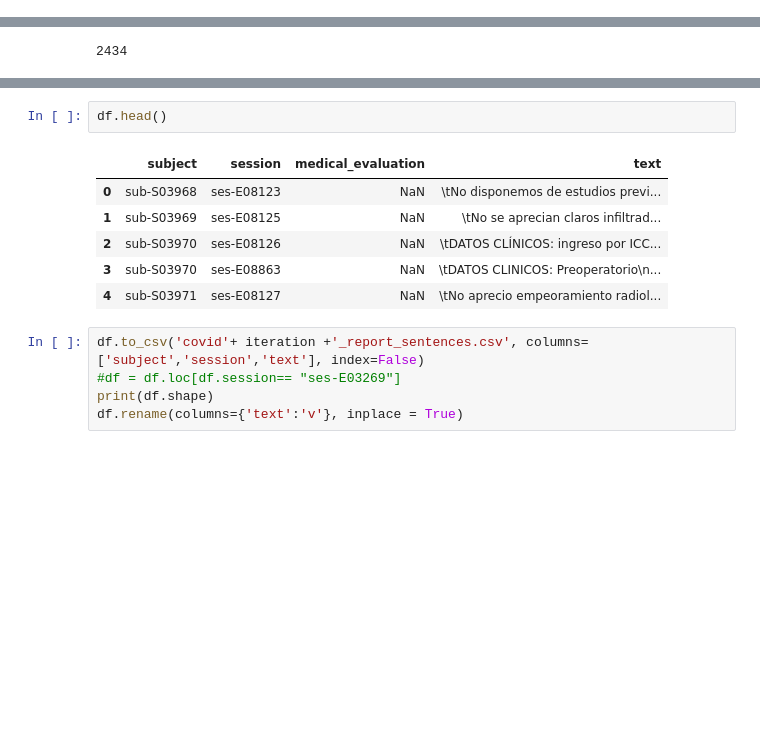
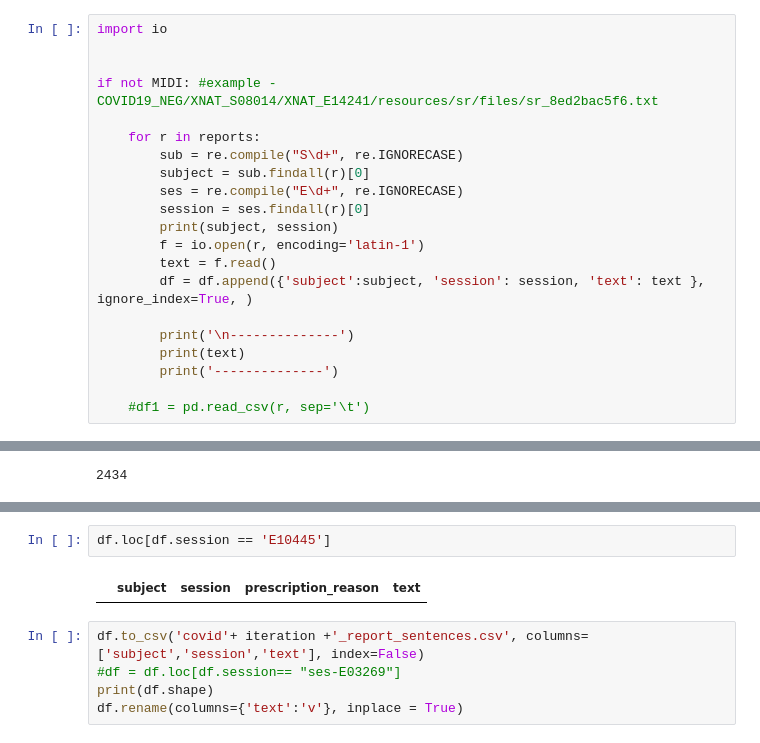
Before and after one commit to auriml/Rx-thorax-automatic-captioning, a Jupyter notebook: Covid-reports-processor.ipynb, the cells around one changed output, grey strips where cells are left out. Cells and saved outputs as stored; diff of their text form; blank space fills up the shorter version.

```diff
--- a/Covid-reports-processor.ipynb
+++ b/Covid-reports-processor.ipynb
@@ -79,6 +92,27 @@ ses-E06298      RX tórax portátil:
 estudio poco inspirado donde no aprecio infiltrados pulmonares. A correlacionar clínicamente.
 
 ses-E07050      Datos clínicos: paciente de Nefrolo
+# %%
+import io
+
+
+if not MIDI: #example - COVID19_NEG/XNAT_S08014/XNAT_E14241/resources/sr/files/sr_8ed2bac5f6.txt
+
+    for r in reports:
+        sub = re.compile("S\d+", re.IGNORECASE)
+        subject = sub.findall(r)[0]
+        ses = re.compile("E\d+", re.IGNORECASE)
+        session = ses.findall(r)[0]
+        print(subject, session)
+        f = io.open(r, encoding='latin-1')
+        text = f.read()
+        df = df.append({'subject':subject, 'session': session, 'text': text }, ignore_index=True, )
+
+        print('\n--------------')
+        print(text)
+        print('--------------')
+
+    #df1 = pd.read_csv(r, sep='\t')
 # %%
 df.subject.unique().size
 # %% [output]
@@ -125,13 +159,8 @@ ses-E08526    1
 Name: session, dtype: int64
-# %%
-df.head()
-# %% [output]
-|  | subject | session | medical_evaluation | text |
-| 0 | sub-S03968 | ses-E08123 | NaN | \tNo disponemos de estudios previ... |
-| 1 | sub-S03969 | ses-E08125 | NaN | \tNo se aprecian claros infiltrad... |
-| 2 | sub-S03970 | ses-E08126 | NaN | \tDATOS CLÍNICOS: ingreso por ICC... |
-| 3 | sub-S03970 | ses-E08863 | NaN | \tDATOS CLINICOS: Preoperatorio\n... |
-| 4 | sub-S03971 | ses-E08127 | NaN | \tNo aprecio empeoramiento radiol... |
+# %%
+df.loc[df.session == 'E10445']
+# %% [output]
+|  | subject | session | prescription_reason | text |
 # %%
 df.to_csv('covid'+ iteration +'_report_sentences.csv', columns=['subject','session','text'], index=False)
 #df = df.loc[df.session== "ses-E03269"]
```
Also changed, not shown: parts of 22 cells of this notebook, 1 other file.
